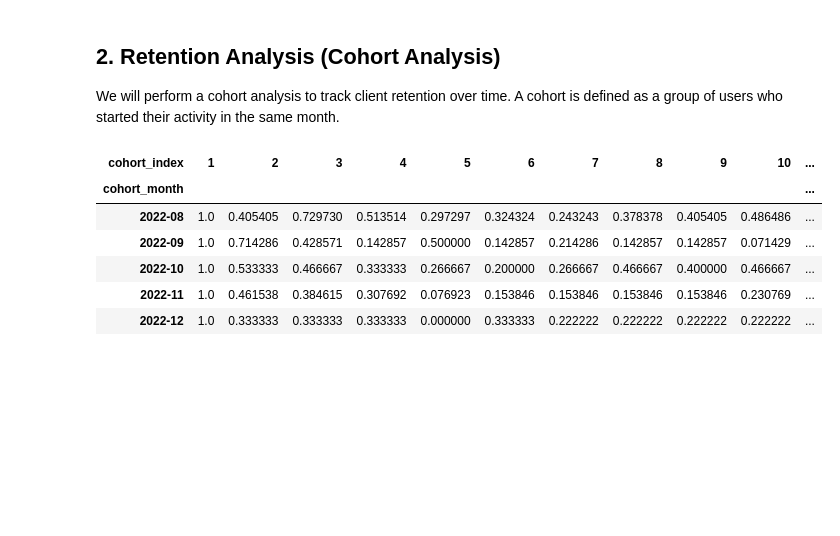
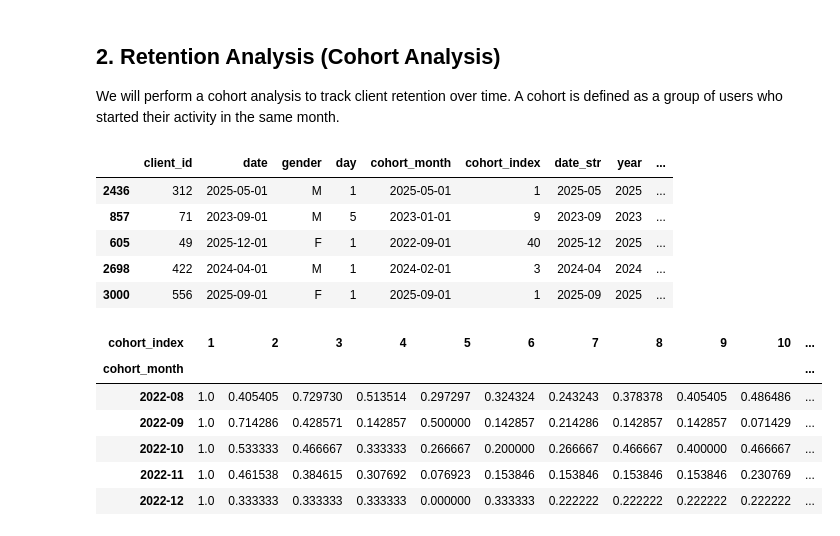
Before and after one commit to alejo-cuello/gym-clients, a Jupyter notebook: notebooks/02_eda_gym_routines_by_month.ipynb, the cells around one changed output. Saved outputs shown, nothing was run; the diff lists cells and outputs as text; code cells hidden in the pictures; blank space fills up the shorter version.

```diff
--- a/notebooks/02_eda_gym_routines_by_month.ipynb
+++ b/notebooks/02_eda_gym_routines_by_month.ipynb
@@ -73,4 +73,14 @@ Name: count, dtype: int64
 
 We will perform a cohort analysis to track client retention over time.
 A cohort is defined as a group of users who started their activity in the same month.
+# %%
+df['average_of_days_per_routine'] = df.groupby('client_id')['day'].transform('mean')
+df.sample(5)
+# %% [output]
+|  | client_id | date | gender | day | cohort_month | cohort_index | date_str | year | ... |
+| 2436 | 312 | 2025-05-01 | M | 1 | 2025-05-01 | 1 | 2025-05 | 2025 | ... |
+| 857 | 71 | 2023-09-01 | M | 5 | 2023-01-01 | 9 | 2023-09 | 2023 | ... |
+| 605 | 49 | 2025-12-01 | F | 1 | 2022-09-01 | 40 | 2025-12 | 2025 | ... |
+| 2698 | 422 | 2024-04-01 | M | 1 | 2024-02-01 | 3 | 2024-04 | 2024 | ... |
+| 3000 | 556 | 2025-09-01 | F | 1 | 2025-09-01 | 1 | 2025-09 | 2025 | ... |
 # %%
```
Also changed, not shown: parts of 14 cells of this notebook.
